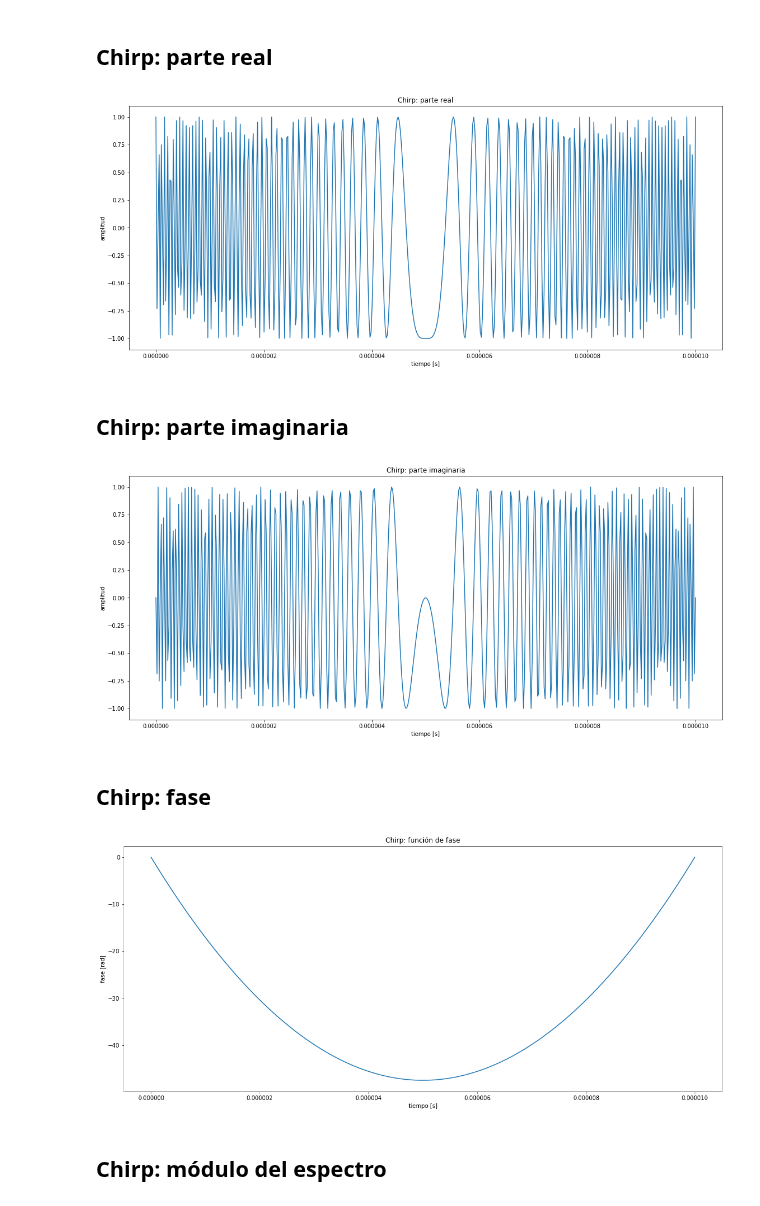
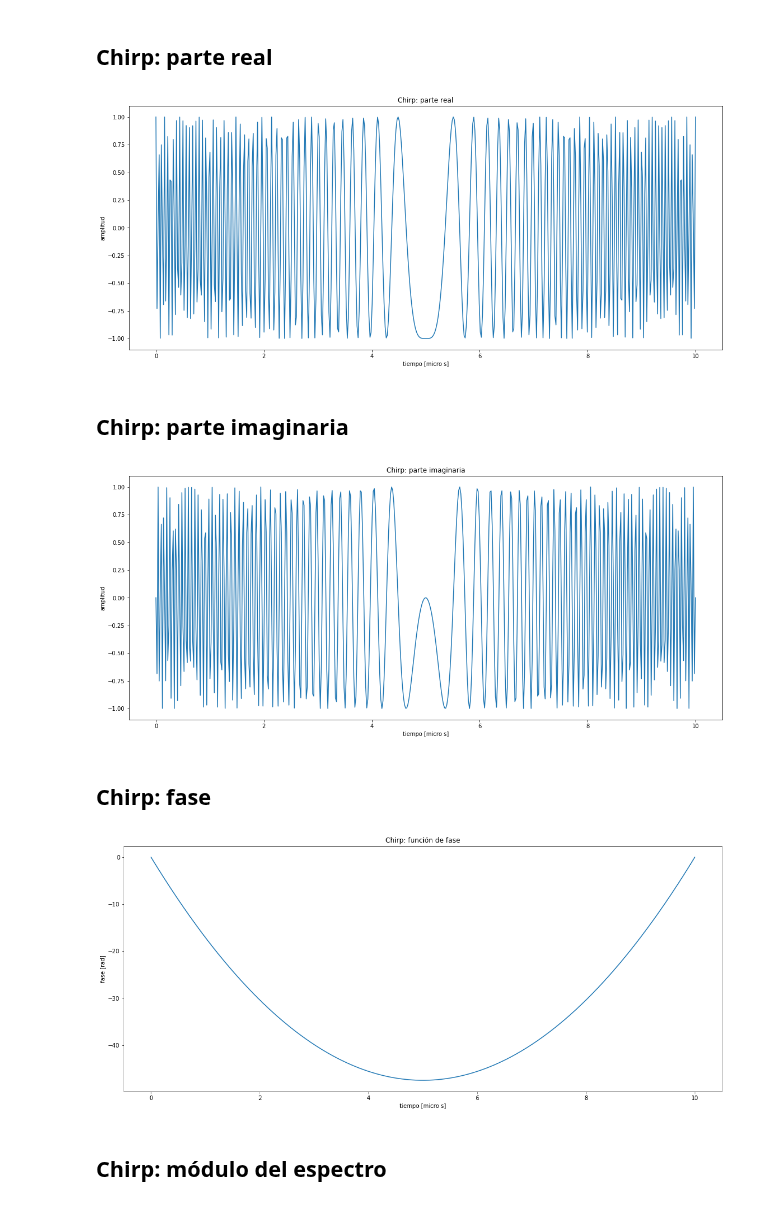
Before and after one commit to rozanecm/6674_tpFinal, a Jupyter notebook: notebooks/Ejercicios.ipynb, the cells around one changed output. Saved outputs shown, nothing was run; the diff lists cells and outputs as text; code cells hidden in the pictures.

```diff
--- a/notebooks/Ejercicios.ipynb
+++ b/notebooks/Ejercicios.ipynb
@@ -151,44 +151,44 @@ valor T: 1e-05
 # %%
 res = re_chirp(T_rg, f_s)
 fig = plt.figure(figsize=(19,8))
-plt.plot(res[0], res[1])
+plt.plot(res[0]*1e6, res[1])
 plt.title('Chirp: parte real')
-plt.xlabel('tiempo [s]')
+plt.xlabel('tiempo [micro s]')
 plt.ylabel('amplitud')
 
 plt.savefig('../res/02 - chirp real.png')
 plt.show();
 # %% [output]
-[figure, old version]
+[figure, new version]
 # %% [markdown]
 ## Chirp: parte imaginaria
 # %%
 res = im_chirp(T_rg, f_s)
 fig = plt.figure(figsize=(19,8))
-plt.plot(res[0], res[1])
+plt.plot(res[0]*1e6, res[1])
 plt.title('Chirp: parte imaginaria')
-plt.xlabel('tiempo [s]')
+plt.xlabel('tiempo [micro s]')
 plt.ylabel('amplitud')
 
 plt.savefig('../res/02 - chirp imag.png')
 plt.show();
 # %% [output]
-[figure, old version]
+[figure, new version]
 # %% [markdown]
 ## Chirp: fase
 # %%
 t = t = np.linspace(start = 0, stop = T_rg, num = T_rg*f_s)
 res = (t, theta(t, k_1, k_2, 0))
 fig = plt.figure(figsize=(19,8))
-plt.plot(res[0], res[1])
+plt.plot(res[0]*1e6, res[1])
 plt.title('Chirp: función de fase')
-plt.xlabel('tiempo [s]')
+plt.xlabel('tiempo [micro s]')
 plt.ylabel('fase [rad]')
 
 plt.savefig('../res/02 - chirp fase.png')
 plt.show();
 # %% [output]
-[figure, old version]
+[figure, new version]
 # %% [markdown]
 ## Chirp: módulo del espectro
 # %% [markdown]
```
Also changed, not shown: parts of 17 cells of this notebook, 6 other files.
